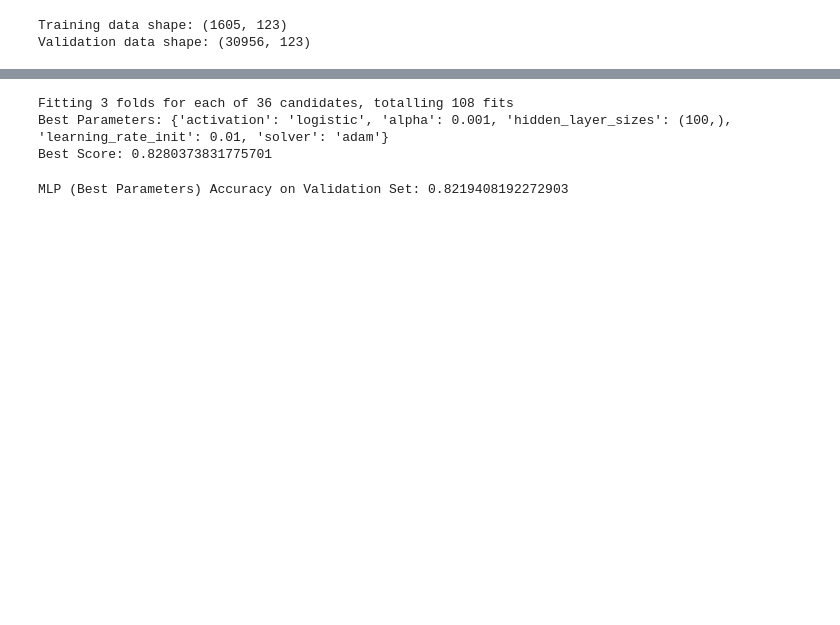
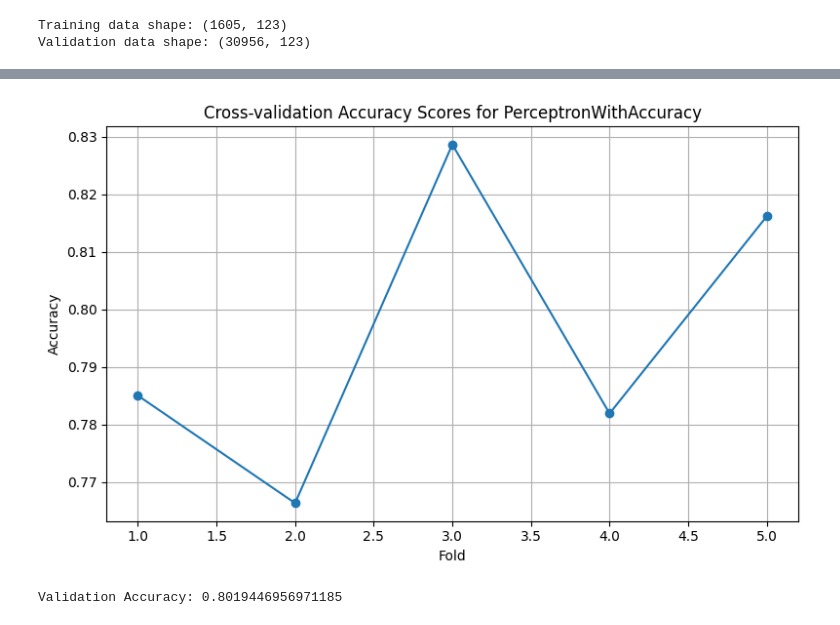
Before and after one commit to AndyDengFKu/DPA1, a Jupyter notebook: DPL_A1.ipynb, the cells around one changed output, grey strips where cells are left out. Saved outputs shown, nothing was run; the diff lists cells and outputs as text; code cells hidden in the pictures; blank space fills up the shorter version.

```diff
--- a/DPL_A1.ipynb
+++ b/DPL_A1.ipynb
@@ -216,53 +226,15 @@ MLP Accuracy: 0.8150277813671017
-# %%
-from sklearn.neural_network import MLPClassifier
-from sklearn.model_selection import GridSearchCV
-
-# Setting up a parameter grid for grid search
-param_grid = {
-    'hidden_layer_sizes': [(100,), (50, 50), (30, 30, 30)],
-    'activation': ['relu', 'tanh', 'logistic'],
-    'solver': ['adam'],
-    'learning_rate_init': [0.001, 0.01],
-    'alpha': [0.0001, 0.001]  # L2 regularization term parameter
-}
-
-# Initializing GridSearch with MLPClassifier and the parameter grid
-grid_search = GridSearchCV(MLPClassifier(max_iter=1000, random_state=1), param_grid, cv=3, n_jobs=-1, verbose=2)
-grid_search.fit(X_train_scaled, y_train)
-
-# Getting the best parameters and the associated accuracy
-best_params = grid_search.best_params_
-best_score = grid_search.best_score_
-
-print("Best Parameters:", best_params)
-print("Best Score:", best_score)
-# %% [output]
-Fitting 3 folds for each of 36 candidates, totalling 108 fits
-Best Parameters: {'activation': 'logistic', 'alpha': 0.001, 'hidden_layer_sizes': (100,), 'learning_rate_init': 0.01, 'solver': 'adam'}
-Best Score: 0.8280373831775701
-# %%
-from sklearn.neural_network import MLPClassifier
-
-# Initialize MLP model with the best parameters
-mlp_best = MLPClassifier(
-    hidden_layer_sizes=(100,),
-    activation='logistic',
-    solver='adam',
-    learning_rate_init=0.01,
-    alpha=0.001,
-    max_iter=1000,
-    random_state=1
-)
-
-# Train the model with the best parameters on the entire training set
-mlp_best.fit(X_train_scaled, y_train)
-
-# Predict on validation data
-y_pred_mlp_best = mlp_best.predict(X_val_scaled)
-
-# Calculate accuracy
-accuracy_mlp_best = np.mean(y_pred_mlp_best == y_val)
-
-print("MLP (Best Parameters) Accuracy on Validation Set:", accuracy_mlp_best)
-# %% [output]
-MLP (Best Parameters) Accuracy on Validation Set: 0.8219408192272903
+# %%
+# Cross-validation
+cv_scores = cross_validate(PerceptronWithAccuracy(learning_rate=0.01, epochs=100), X_train_aligned, y_train)
+# %%
+# Plot the results
+plt.figure(figsize=(8, 5))
+plt.plot(range(1, len(cv_scores)+1), cv_scores, '-o')
+plt.title('Cross-validation Accuracy Scores for PerceptronWithAccuracy')
+plt.xlabel('Fold')
+plt.ylabel('Accuracy')
+plt.grid(True)
+plt.tight_layout()
+plt.show()
+# %% [output]
+[figure, added]
@@ -268,0 +247,6 @@ MLP (Best Parameters) Accuracy on Validation Set: 0.8219408192272903
+# %%
+# Assuming you have already trained the PerceptronWithAccuracy model named "perceptron_acc"
+final_val_accuracy = perceptron_acc.val_accuracies[-1]
+print("Validation Accuracy:", final_val_accuracy)
+# %% [output]
+Validation Accuracy: 0.8019446956971185
```
Also changed, not shown: parts of 24 cells of this notebook.
